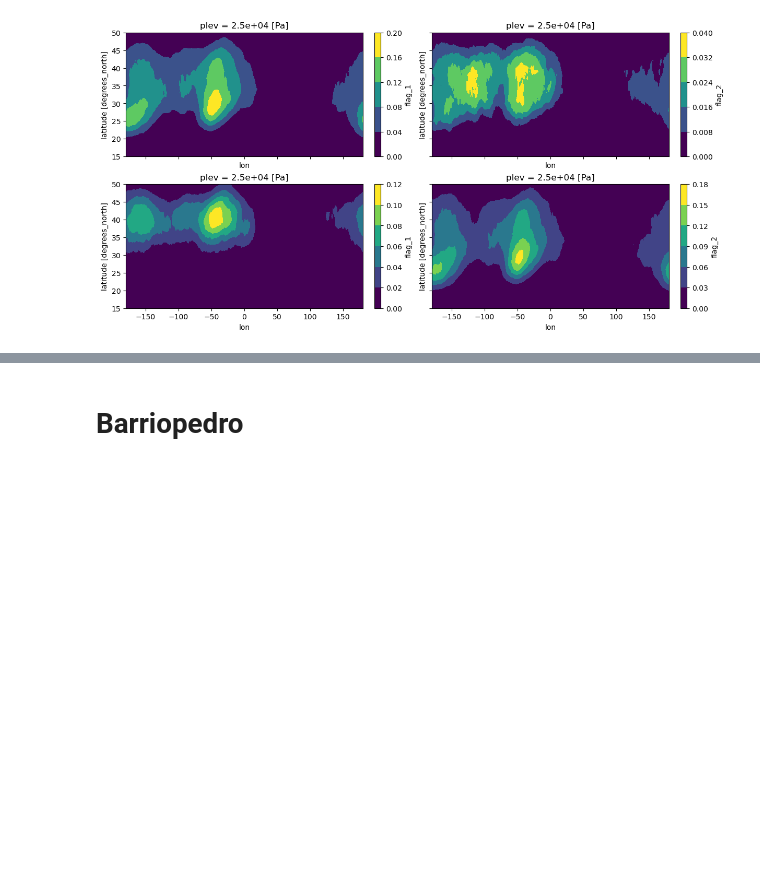
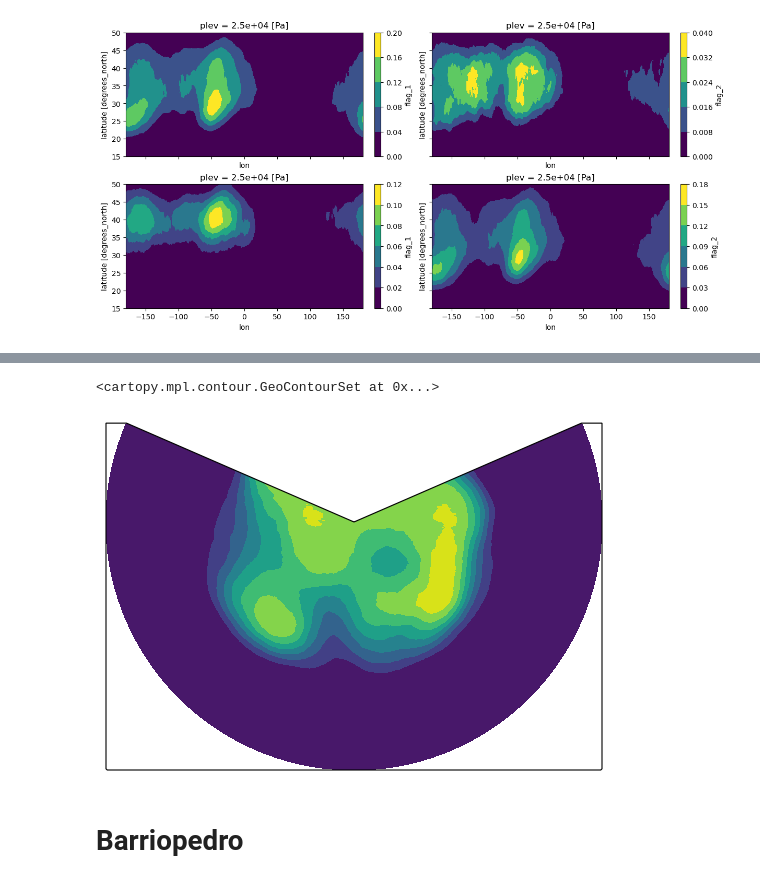
Before and after one commit to hbanderier/persistent-extremes-era5, a Jupyter notebook: tests.ipynb, the cells around one changed output, grey strips where cells are left out. Saved outputs shown, nothing was run; the diff lists cells and outputs as text; code cells hidden in the pictures; blank space fills up the shorter version.

```diff
--- a/tests.ipynb
+++ b/tests.ipynb
@@ -23,3 +37,10 @@ for ax in axes:
+# %%
+fig, ax = plt.subplots(subplot_kw=dict(projection=ccrs.LambertConformal()))
+hehe = (blocks > 0).mean(dim='time')
+ax.contourf(hehe.lon, hehe.lat, hehe, transform=ccrs.PlateCarree())
+# %% [output]
+<cartopy.mpl.contour.GeoContourSet at 0x...>
+[figure, added]
 # %% [markdown]
 # Barriopedro
 # %%
```
Also changed, not shown: parts of 4 cells of this notebook, 3 other files.
